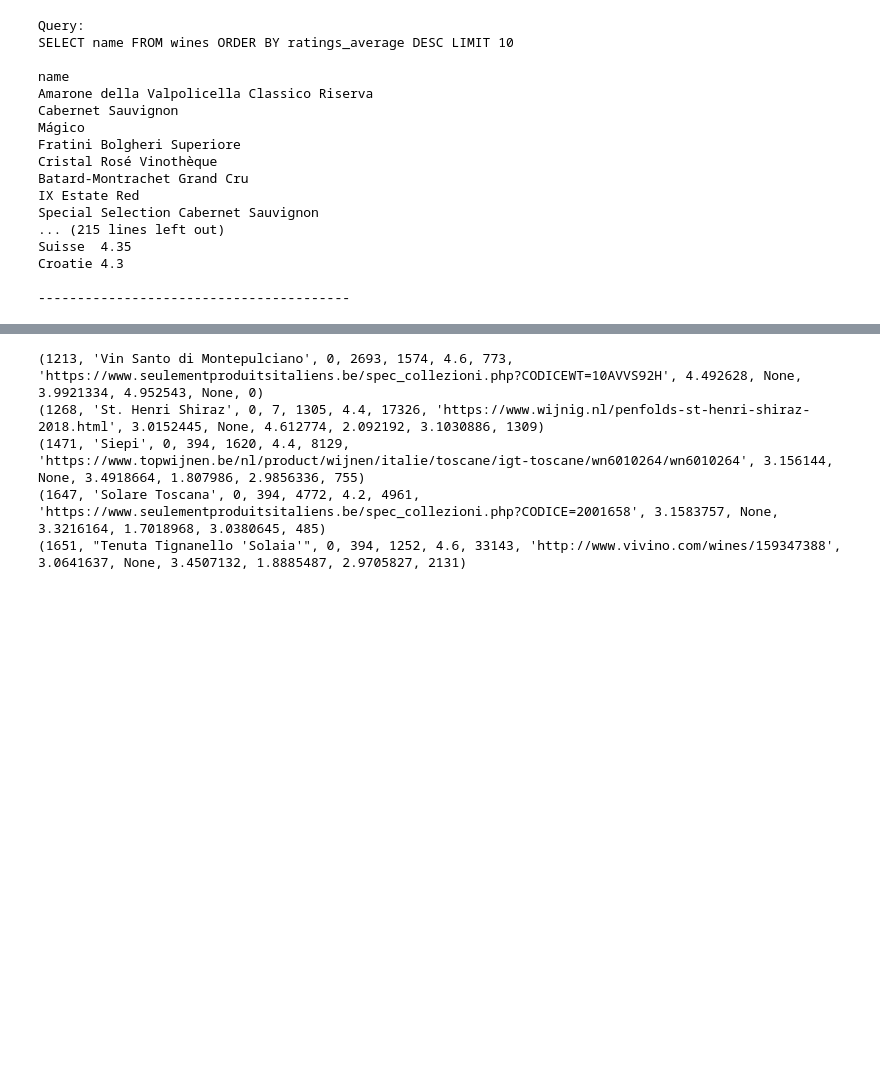
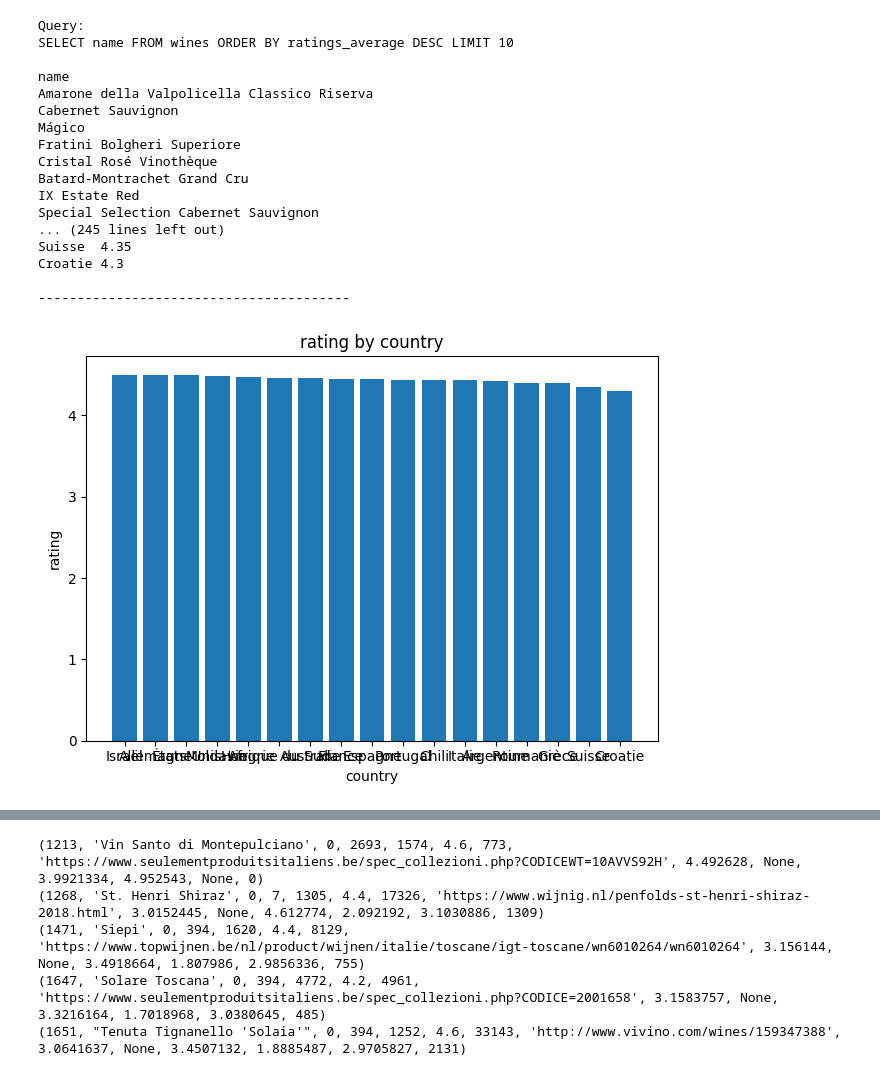
Before and after one commit to smounade/vivino, a Jupyter notebook: vivino.ipynb, the cells around one changed output, grey strips where cells are left out. Cells and saved outputs as stored; diff of their text form; code cells hidden in the pictures; blank space fills up the shorter version.

Commit message:
added ratings and visuals

```diff
--- a/vivino.ipynb
+++ b/vivino.ipynb
@@ -1,5 +1,6 @@
 # %%
 import sqlite3
+import matplotlib.pyplot as plt
 
 # Connect to (or create) SQLite database file
 conn = sqlite3.connect('vivino.db')
@@ -14,7 +15,7 @@ lines_clean = [line for line in lines if not line.strip().startswith('--')]
 
 sql_script_clean = ''.join(lines_clean)
 
-# Then split as before
+# Then split by semicolon to get individual queries
 queries = [q.strip() for q in sql_script_clean.split(';') if q.strip()]
 
 for query in queries:
@@ -28,31 +29,48 @@ for query in queries:
         # Print query and results
         print(f"Query:\n{query}\n")
         print('\t'.join(columns))
         for row in rows:
             print('\t'.join(str(cell) for cell in row))
         print('\n' + '-'*40 + '\n')
     else:
         # No result set returned (e.g., INSERT, UPDATE)
         print(f"Query executed (no rows returned):\n{query}\n")
 
+# Execute last two queries
+for query in queries[-2:]:
+    cursor.execute(query)
+    results = cursor.fetchall()
+    columns = [desc[0] for desc in cursor.description]
+
+    x_vals = [row[0] for row in results]
+    y_vals = [row[1] for row in results]
+
+    plt.bar(x_vals, y_vals)
+    plt.xlabel('country')
+    plt.ylabel('rating')
+    plt.title('rating by country')
+    plt.xticks(rotation=45, ha='right')
+    plt.tight_layout()
+    plt.show()
 
 cursor.close()
 conn.close()
 # %% [output]
 Query:
 SELECT name FROM wines ORDER BY ratings_average DESC LIMIT 10
 
 name
 Amarone della Valpolicella Classico Riserva
 Cabernet Sauvignon
 Mágico
 Fratini Bolgheri Superiore
 Cristal Rosé Vinothèque
 Batard-Montrachet Grand Cru
 IX Estate Red
 Special Selection Cabernet Sauvignon
-... (215 lines left out)
+... (245 lines left out)
 Suisse  4.35
 Croatie 4.3
 
 ----------------------------------------
+[figure, added]
```
Also changed, not shown: parts of 1 cell of this notebook, 1 other file.
